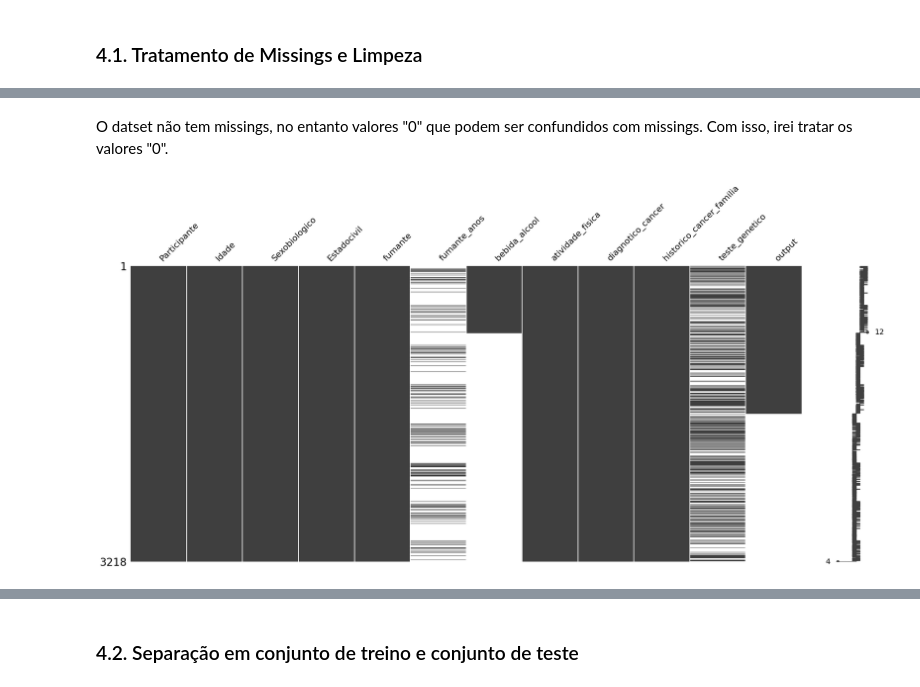
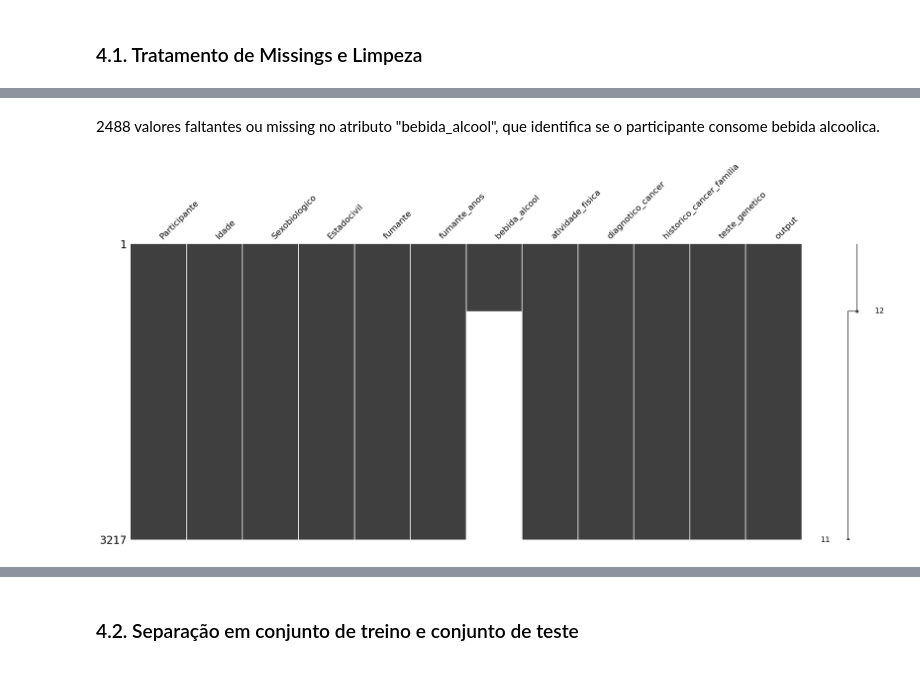
Before and after one commit to JulianaFanni/datascience, a Jupyter notebook: JulianaFanni_MVP.ipynb, the cells around one changed output, grey strips where cells are left out. Saved outputs shown, nothing was run; the diff lists cells and outputs as text; code cells hidden in the pictures.

```diff
--- a/JulianaFanni_MVP.ipynb
+++ b/JulianaFanni_MVP.ipynb
@@ -349,19 +406,16 @@ historico_cancer_familia       0
 teste_genetico                 0
 output                         0
 dtype: int64
-# %% [markdown]
-O datset não tem missings, no entanto valores "0" que podem ser confundidos com missings. Com isso, irei tratar os valores "0".
+# %% [markdown]
+2488 valores faltantes ou missing no atributo "bebida_alcool", que identifica se o participante consome bebida alcoolica.
 # %%
 # recuperando os nomes das colunas
 col = list(dataset.columns)
 
-# o novo dataset irá conter todas as colunas do dataset original
+# salvando um novo dataset para tratamento de missings, o novo dataset irá conter todas as colunas do dataset original
 dadoSemMissings = dataset[col[:]]
 
-# substituindo os zeros por NaN
-dadoSemMissings.replace(0, np.nan, inplace=True)
-
-# exibindo visualização matricial do dataset antes da imputação
+# exibindo visualização matricial do dataset antes da manipulação
 ms.matrix(dadoSemMissings);
 # %% [output]
-[figure, old version]
+[figure, new version]
```
Also changed, not shown: parts of 36 cells of this notebook.
